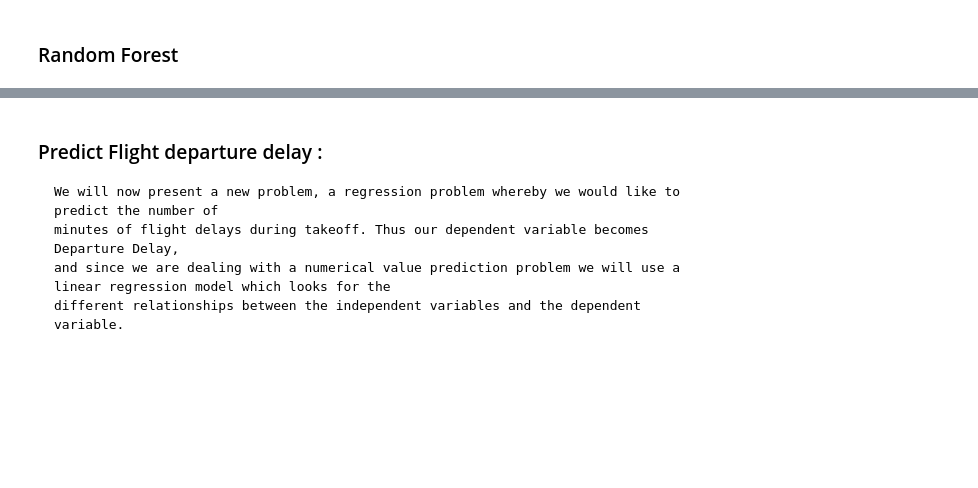
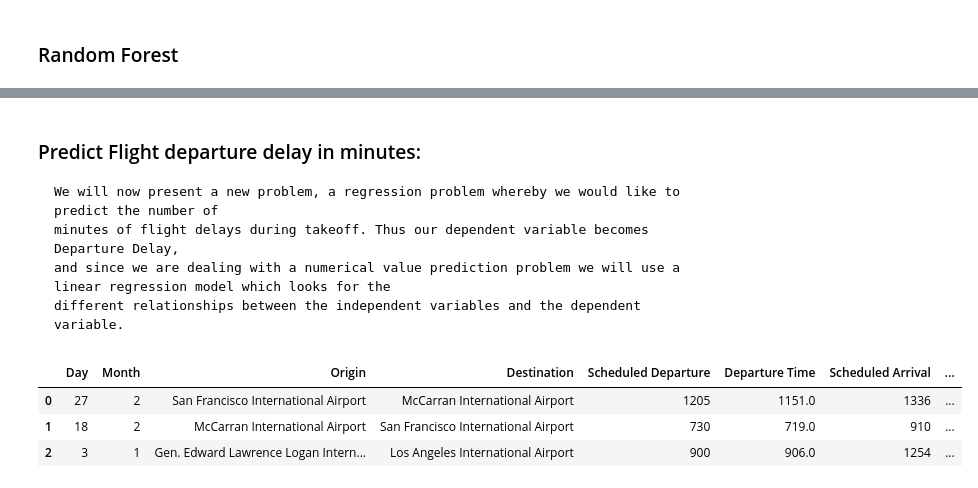
Before and after one commit to d0lev/Flight-Delay-Prediction, a Jupyter notebook: Modeling.ipynb, the cells around one changed output, grey strips where cells are left out. Drawn from its saved outputs; the diff is of its cells as text; code cells hidden in the pictures; blank space fills up the shorter version.

```diff
--- a/Modeling.ipynb
+++ b/Modeling.ipynb
@@ -252,12 +236,17 @@ weighted avg       0.78      0.78      0.78      3803
 # %% [markdown]
-### Predict Flight departure delay :
+### Predict Flight departure delay in minutes:
     We will now present a new problem, a regression problem whereby we would like to predict the number of
     minutes of flight delays during takeoff. Thus our dependent variable becomes Departure Delay,
     and since we are dealing with a numerical value prediction problem we will use a linear regression model which looks for the
     different relationships between the independent variables and the dependent variable.
 # %%
 dataset = pd.read_csv("dataset.csv")
-dataset = dataset.sample(frac = 1).reset_index(drop = True)
-dataset.drop(["Status"] , inplace = True ,axis = 1)
+dataset.drop(["Airline","Status"] , inplace = True ,axis = 1)
 lable = dataset.pop("Departure Delay")
-dataset.insert(12,"Status",lable)
+dataset.insert(11,"Status",lable)
+dataset.head(3)
+# %% [output]
+|  | Day | Month | Origin | Destination | Scheduled Departure | Departure Time | Scheduled Arrival | ... |
+| 0 | 27 | 2 | San Francisco International Airport | McCarran International Airport | 1205 | 1151.0 | 1336 | ... |
+| 1 | 18 | 2 | McCarran International Airport | San Francisco International Airport | 730 | 719.0 | 910 | ... |
+| 2 | 3 | 1 | Gen. Edward Lawrence Logan Intern... | Los Angeles International Airport | 900 | 906.0 | 1254 | ... |
```
Also changed, not shown: parts of 11 cells of this notebook.
